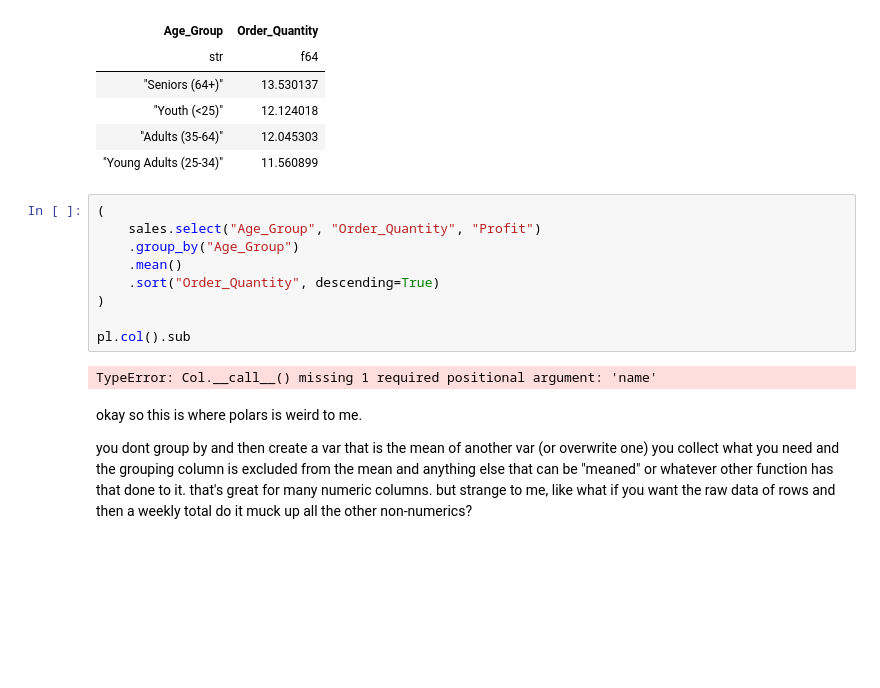
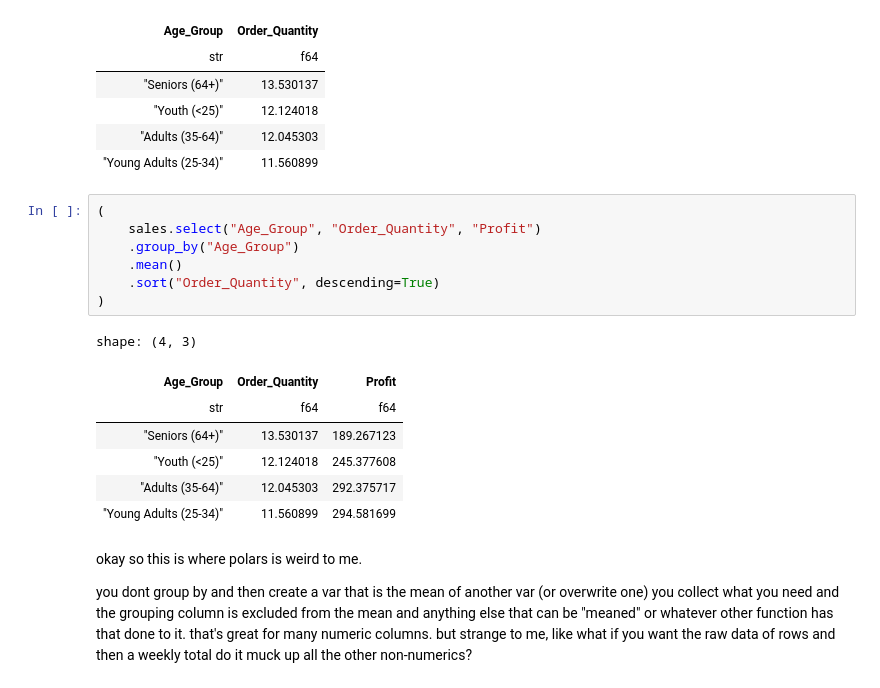
Before and after one commit to asenetcky/python-polars-the-definitive-guide, a Jupyter notebook: ch13-me.ipynb, the cells around one changed output. Drawn from its saved outputs; the diff is of its cells as text; blank space fills up the shorter version.

```diff
--- a/ch13-me.ipynb
+++ b/ch13-me.ipynb
@@ -240,14 +232,18 @@ shape: (4, 2)
 # %%
 (
     sales.select("Age_Group", "Order_Quantity", "Profit")
     .group_by("Age_Group")
     .mean()
     .sort("Order_Quantity", descending=True)
 )
-
-pl.col().sub
 # %% [output]
-TypeError: Col.__call__() missing 1 required positional argument: 'name'
+shape: (4, 3)
+| Age_Group | Order_Quantity | Profit |
+| str | f64 | f64 |
+| "Seniors (64+)" | 13.530137 | 189.267123 |
+| "Youth (<25)" | 12.124018 | 245.377608 |
+| "Adults (35-64)" | 12.045303 | 292.375717 |
+| "Young Adults (25-34)" | 11.560899 | 294.581699 |
 # %% [markdown]
 okay so this is where polars is weird to me.
 
```
Also changed, not shown: parts of 8 cells of this notebook, 3 other files.
